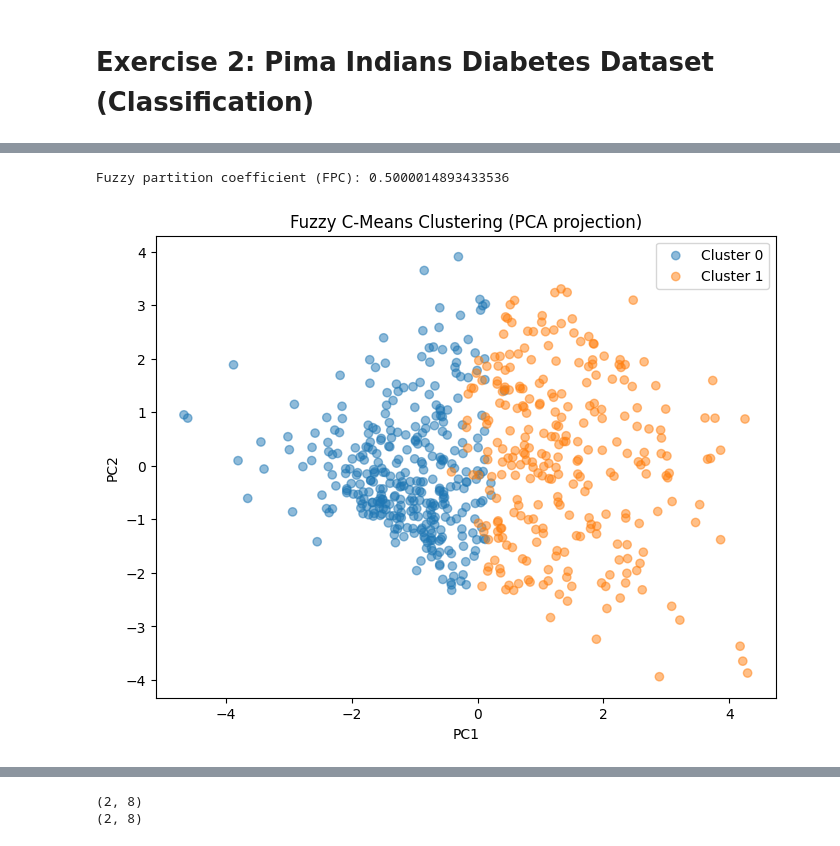
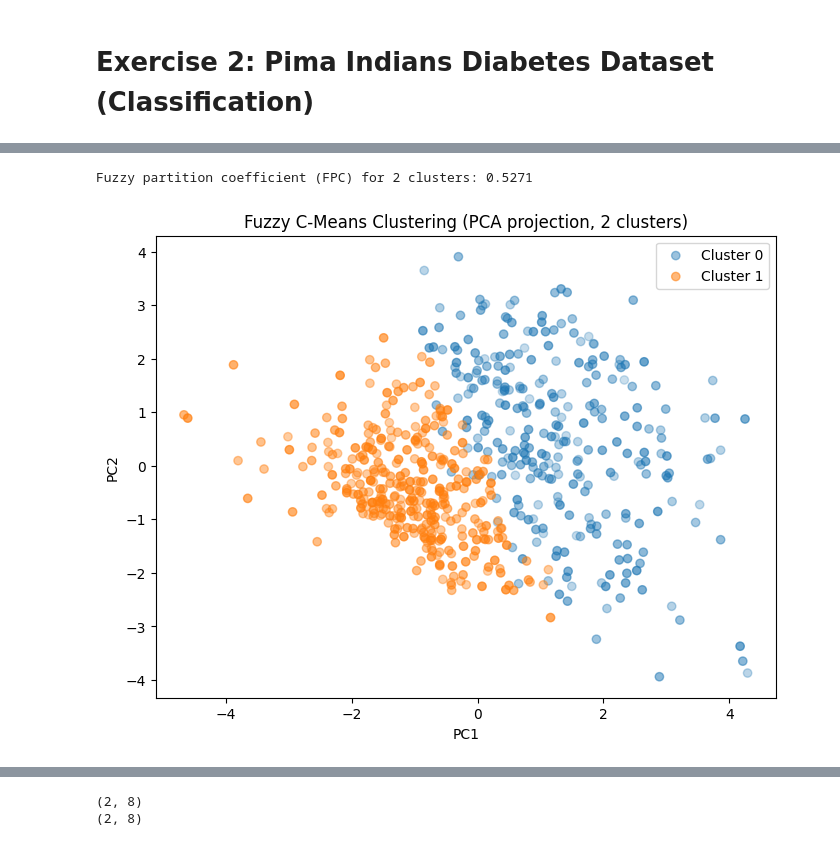
Before and after one commit to MargaridaNabais1/MargaridaNabais_Assignement1, a Jupyter notebook: Untitled-1.ipynb, the cells around one changed output, grey strips where cells are left out. Drawn from its saved outputs; the diff is of its cells as text; code cells hidden in the pictures.

```diff
--- a/Untitled-1.ipynb
+++ b/Untitled-1.ipynb
@@ -169,7 +197,7 @@ def gaussian(x, mu, sigma):
 # Run clustering again with 2 clusters and m=1.5 (best choice)
 best_n_clusters = 2
 centers, u, u0, d, jm, p, fpc = fuzz.cluster.cmeans(
-    Xexp_T, best_n_clusters, m=1.5, error=0.005, maxiter=1000, init=None
+    Xexp_T, best_n_clusters, m=2, error=0.005, maxiter=1000, init=None
 )
 
 # Compute sigmas for the 2 clusters
@@ -366,7 +407,7 @@ In the case of regression we had to test the model with a different number of cl
 from sklearn.preprocessing import StandardScaler
 
 # Number of clusters
-n_clusters = 2
+n_clusters = 3
 m = 2
 
 # Convert target to numerical values
@@ -400,3 +441,14 @@ for j in range(n_clusters):
     sigma_j = np.sqrt(var_j)
     sigmas.append(sigma_j)
 sigmas=np.array(sigmas)
+# %%
+m_values = [1.1, 1.5, 2, 2.5]
+cluster_options = [2, 3, 4]
+
+for m in m_values:
+    print(f"\n=== Results for m = {m} ===")
+    for n_clusters in cluster_options:
+        centers, u, u0, d, jm, p, fpc = fuzz.cluster.cmeans(
+            Xexp_T, n_clusters, m=m, error=0.005, maxiter=1000, init=None
+        )
+        print(f"Clusters: {n_clusters}, FPC: {fpc:.4f}")
@@ -403,29 +478,37 @@ sigmas=np.array(sigmas)
 # %%
 from sklearn.decomposition import PCA
 
-# Reduce data to 2D for plotting (use same data you clustered on)
+# Force n_clusters = 2 for plotting
+n_clusters = 2
+m = 2  # you can choose your desired fuzziness
+
+# Run FCM specifically for 2 clusters
+centers, u, u0, d, jm, p, fpc = fuzz.cluster.cmeans(
+    Xexp_T, n_clusters, m=m, error=0.005, maxiter=1000, init=None
+)
+
+# Reduce data to 2D for plotting
 Xexp_2d = PCA(n_components=2).fit_transform(Xexp)
-
 
 # Hard clustering from fuzzy membership
 cluster_labels = np.argmax(u, axis=0)
-print("Fuzzy partition coefficient (FPC):", fpc)
+print(f"Fuzzy partition coefficient (FPC) for {n_clusters} clusters: {fpc:.4f}")
 
 # Plot two principal components with fuzzy membership
 plt.figure(figsize=(8,6))
 for j in range(n_clusters):
     plt.scatter(
-        Xexp_2d[cluster_labels == j, 0],    # PCA feature 1
-        Xexp_2d[cluster_labels == j, 1],    # PCA feature 2
+        Xexp_2d[cluster_labels == j, 0],    # PC1
+        Xexp_2d[cluster_labels == j, 1],    # PC2
         alpha=u[j, :],                      # transparency ~ membership
         label=f'Cluster {j}'
     )
 
-plt.title("Fuzzy C-Means Clustering (PCA projection)")
+plt.title(f"Fuzzy C-Means Clustering (PCA projection, {n_clusters} clusters)")
 plt.xlabel("PC1")
 plt.ylabel("PC2")
 plt.legend()
 plt.show()
 # %% [output]
-Fuzzy partition coefficient (FPC): 0.5000014893433536
+Fuzzy partition coefficient (FPC) for 2 clusters: 0.5271
-[figure, old version]
+[figure, new version]
```
Also changed, not shown: parts of 25 cells of this notebook, 1 other file.
